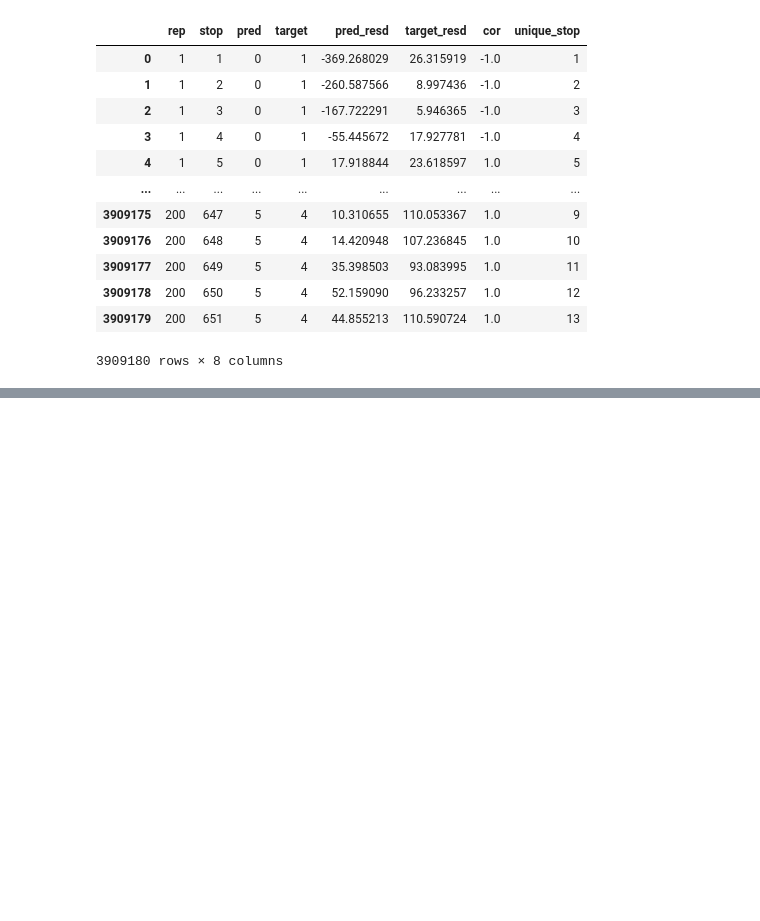
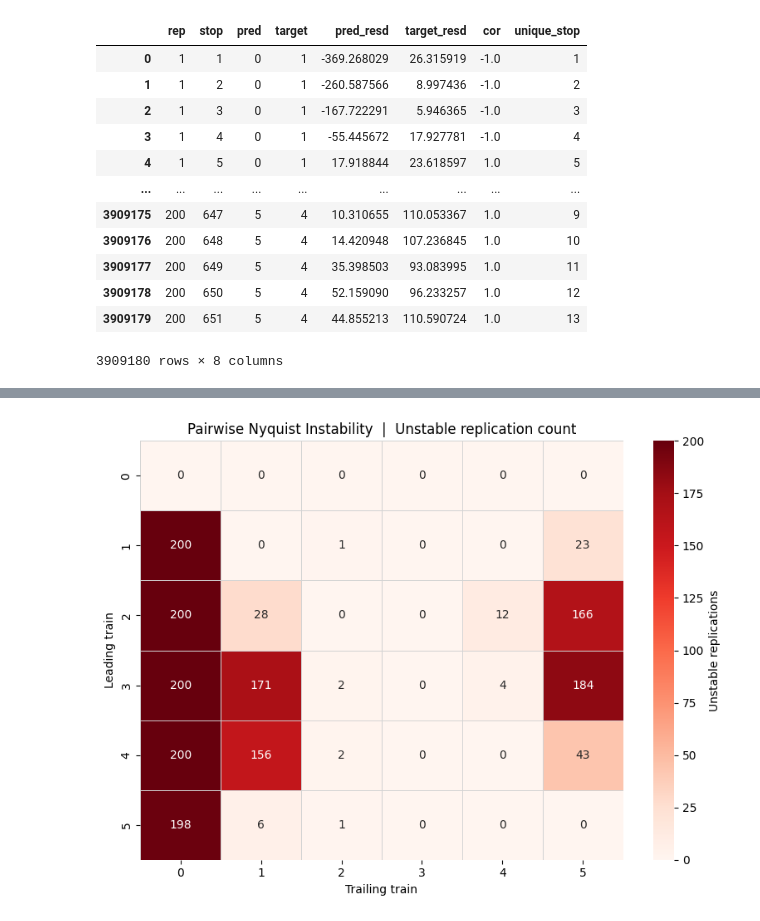
Before and after one commit to peppy-senpai/MBTA, a Jupyter notebook: part4_post_sim_analysis.ipynb, the cells around one changed output, grey strips where cells are left out. Drawn from its saved outputs; the diff is of its cells as text; code cells hidden in the pictures; blank space fills up the shorter version.

```diff
--- a/part4_post_sim_analysis.ipynb
+++ b/part4_post_sim_analysis.ipynb
@@ -362,15 +363,3 @@ resd
 | 3909178 | 200 | 650 | 5 | 4 | 52.159090 | 96.233257 | 1.0 | 12 |
 | 3909179 | 200 | 651 | 5 | 4 | 44.855213 | 110.590724 | 1.0 | 13 |
 3909180 rows × 8 columns
-# %%
-rep = 27
-pred = 0
-target = 3
-
-temp = resd[(resd['pred']==pred)&(resd['target']==target)&(resd['rep']==rep)]
-clock = timetable[(timetable['train_id']==target)&(timetable['rep']==rep)]
-
-y = temp['target_resd'].ewm(span=20).mean()
-x = clock['departure'][:len(y)]
-
-plt.plot(x, y, alpha=0.8)
@@ -654,0 +674,4 @@ Lead=4  Trail=5  rep=1
+# %%
+matrix, max_gain = unstable_matrix(resd)
+# %% [output]
+[figure, added]
```
Also changed, not shown: parts of 13 cells of this notebook, 1 other file.
